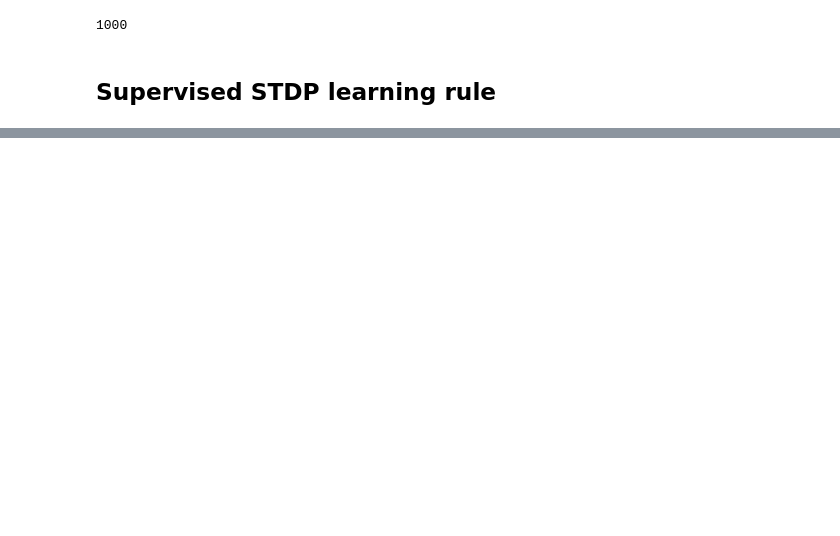
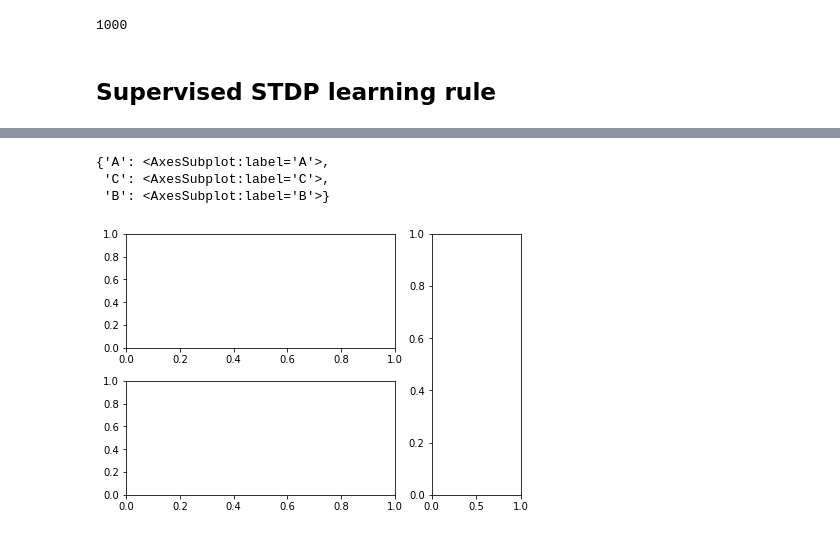
Before and after one commit to camillebesnainou/2022-01-10-polychrony, a Jupyter notebook: 2022-05-10-LearningSynapticDelays-Laurent.ipynb, the cells around one changed output, grey strips where cells are left out. Cells and saved outputs as stored; diff of their text form; code cells hidden in the pictures; blank space fills up the shorter version.

```diff
--- a/2022-05-10-LearningSynapticDelays-Laurent.ipynb
+++ b/2022-05-10-LearningSynapticDelays-Laurent.ipynb
@@ -253,0 +293,13 @@ for i_epoch in range(N_epochs):
+# %%
+axd = plt.figure(constrained_layout=True).subplot_mosaic(
+"""
+AAAC
+BBBC
+"""
+)
+axd['A']
+# %% [output]
+{'A': <AxesSubplot:label='A'>,
+ 'C': <AxesSubplot:label='C'>,
+ 'B': <AxesSubplot:label='B'>}
+[figure, added]
```
Also changed, not shown: parts of 15 cells of this notebook.
